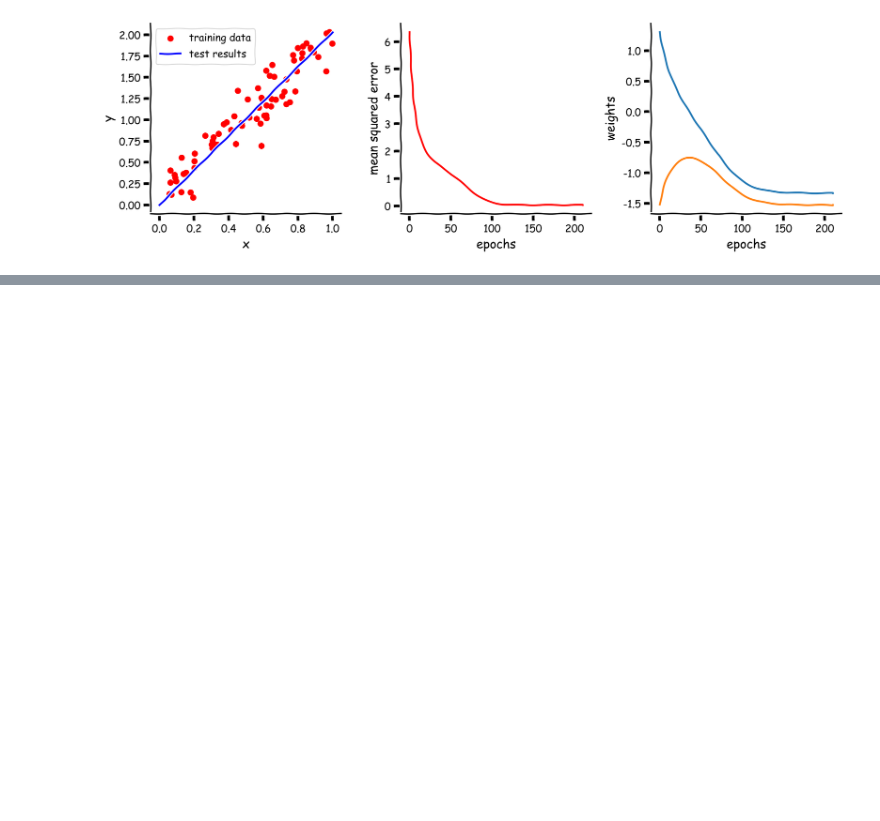
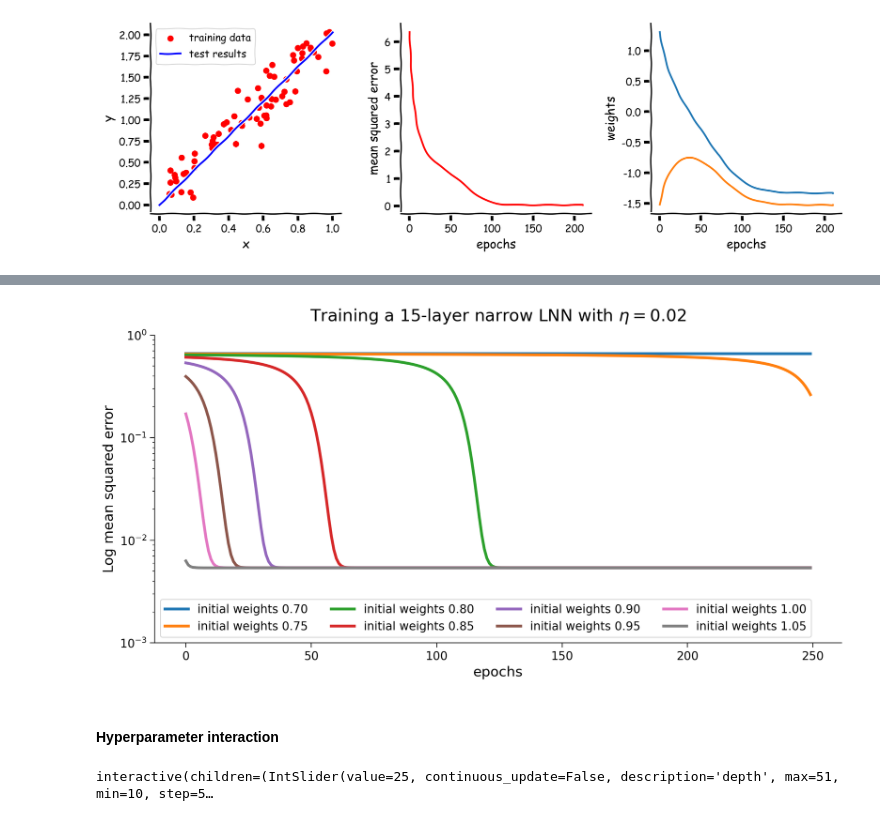
Before and after one commit to rabobahago/complete_deep_learning_pytorch, a Jupyter notebook: linear_deep_learning/learning_hyperparameters.ipynb, the cells around one changed output, grey strips where cells are left out. Cells and saved outputs as stored; diff of their text form; code cells hidden in the pictures; blank space fills up the shorter version.

Commit message:
learning hyperparameter completed

```diff
--- a/linear_deep_learning/learning_hyperparameters.ipynb
+++ b/linear_deep_learning/learning_hyperparameters.ipynb
@@ -931,0 +978,26 @@ Random seed 2021 has been set.
+# %%
+# @markdown Make sure you execute this cell to see the figure!
+
+plot_init_effect()
+# %% [output]
+[figure, added]
+# %% [markdown]
+#### Hyperparameter interaction
+# %%
+# @markdown Make sure you execute this cell to enable the widget!
+
+_ = interact(depth_lr_init_interplay,
+             depth = IntSlider(min=10, max=51, step=5, value=25,
+                               continuous_update=False),
+             lr = FloatSlider(min=0.001, max=0.1,
+                              step=0.005, value=0.005,
+                              continuous_update=False,
+                              readout_format='.3f',
+                              description='eta'),
+             init_weights = FloatSlider(min=0.1, max=3.0,
+                                        step=0.1, value=0.9,
+                                        continuous_update=False,
+                                        readout_format='.3f',
+                                        description='initial weights'))
+# %% [output]
+interactive(children=(IntSlider(value=25, continuous_update=False, description='depth', max=51, min=10, step=5…
```
Also changed, not shown: parts of 6 cells of this notebook.
